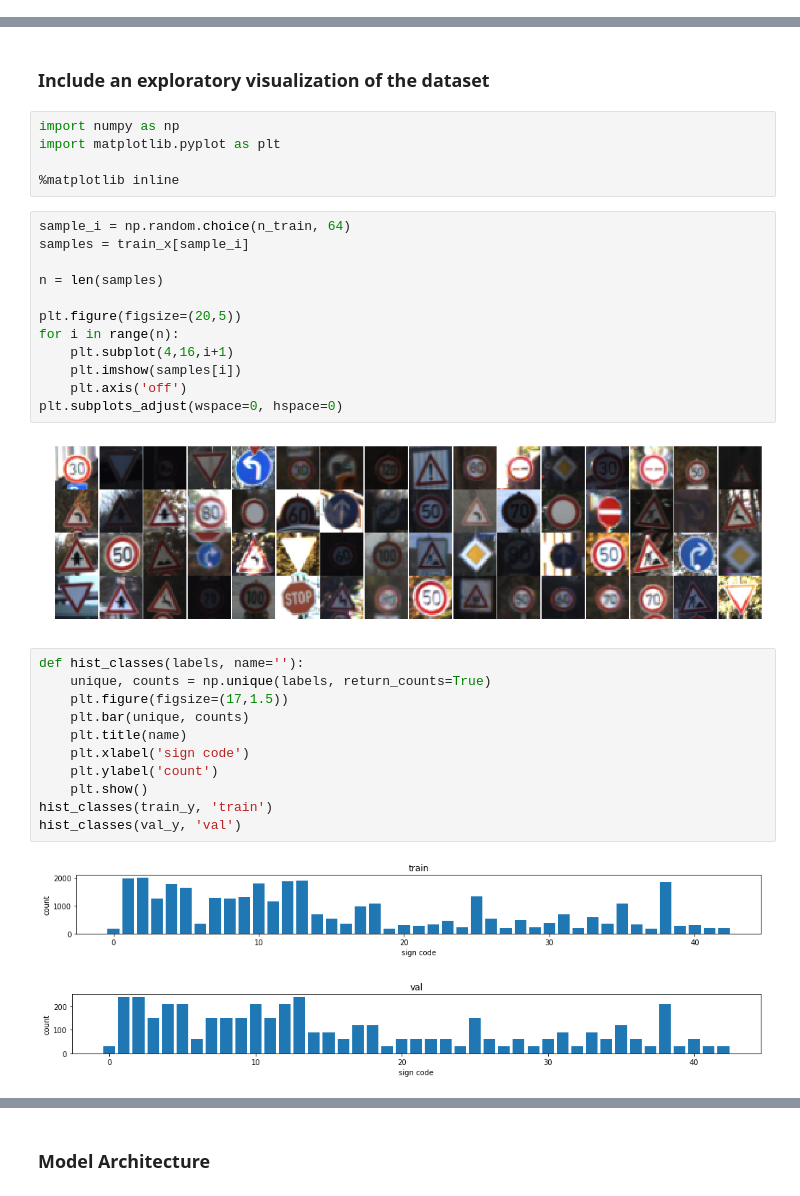
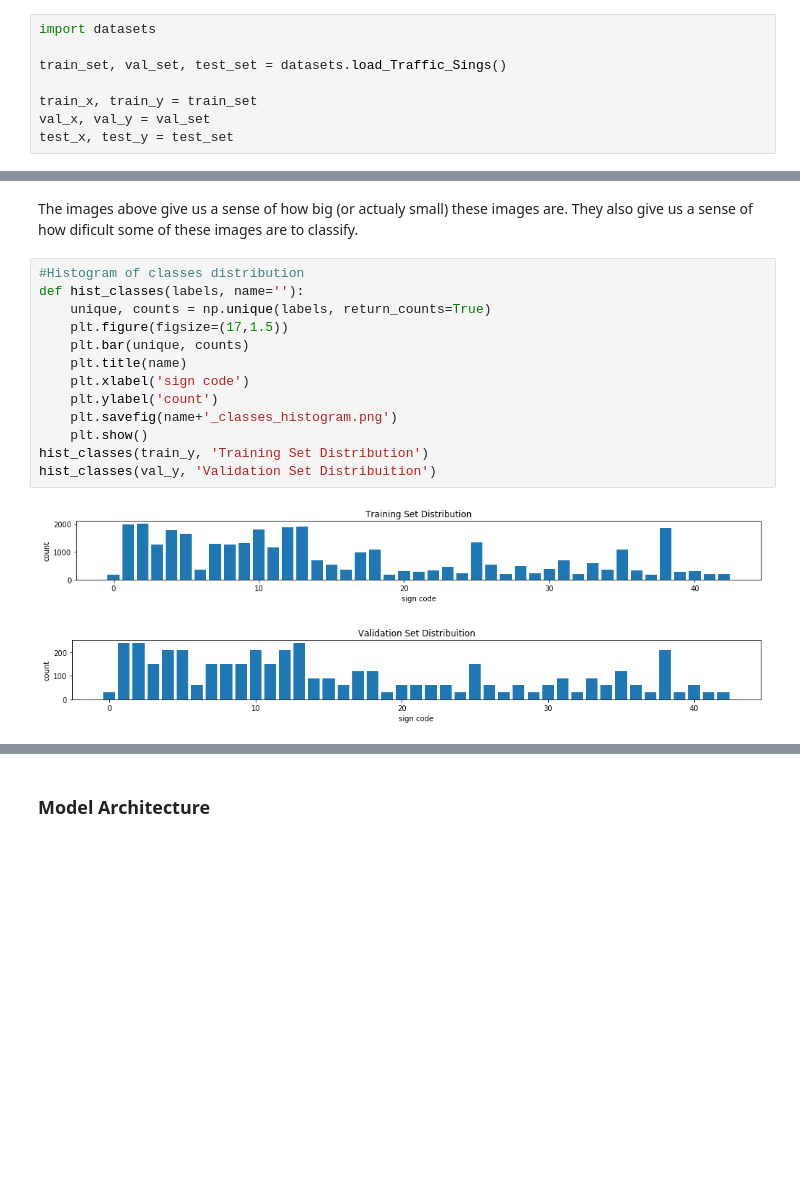
Before and after one commit to glazari/Self-Driving-Car-NanoDegree, a Jupyter notebook: CarND-Traffic-Sign-Classifier-Project/Traffic_Sign_Classifier.ipynb, the cells around one changed output, grey strips where cells are left out. Saved outputs shown, nothing was run; the diff lists cells and outputs as text; blank space fills up the shorter version.

```diff
--- a/CarND-Traffic-Sign-Classifier-Project/Traffic_Sign_Classifier.ipynb
+++ b/CarND-Traffic-Sign-Classifier-Project/Traffic_Sign_Classifier.ipynb
@@ -30,3 +22,11 @@ test_x, test_y = test['features'], test['labels']
+# %%
+import datasets
+
+train_set, val_set, test_set = datasets.load_Traffic_Sings()
+
+train_x, train_y = train_set
+val_x, val_y = val_set
+test_x, test_y = test_set
 # %% [markdown]
 ---
 
@@ -54,35 +74,18 @@ Number of classes = 43
-# %% [markdown]
-### Include an exploratory visualization of the dataset
-# %%
-import numpy as np
-import matplotlib.pyplot as plt
-
-%matplotlib inline
-# %%
-sample_i = np.random.choice(n_train, 64)
-samples = train_x[sample_i]
-
-n = len(samples)
-
-plt.figure(figsize=(20,5))
-for i in range(n):
-    plt.subplot(4,16,i+1)
-    plt.imshow(samples[i])
-    plt.axis('off')
-plt.subplots_adjust(wspace=0, hspace=0)
-# %% [output]
-[figure, removed]
+# %% [markdown]
+The images above give us a sense of how big (or actualy small) these images are. They also give us a sense of how dificult some of these images are to classify.
 # %%
+#Histogram of classes distribution
 def hist_classes(labels, name=''):
     unique, counts = np.unique(labels, return_counts=True)
     plt.figure(figsize=(17,1.5))
     plt.bar(unique, counts)
     plt.title(name)
     plt.xlabel('sign code')
     plt.ylabel('count')
+    plt.savefig(name+'_classes_histogram.png')
     plt.show()
-hist_classes(train_y, 'train')
-hist_classes(val_y, 'val')
+hist_classes(train_y, 'Training Set Distribution')
+hist_classes(val_y, 'Validation Set Distribuition')
 # %% [output]
-[figure, old version]
+[figure, new version]
-[figure, old version]
+[figure, new version]
```
Also changed, not shown: parts of 62 cells of this notebook, 23 other files.
